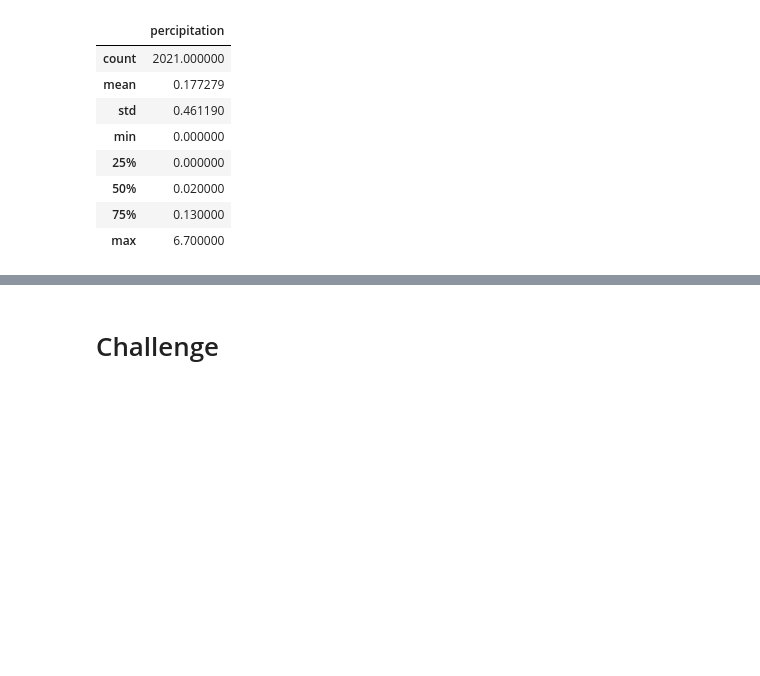
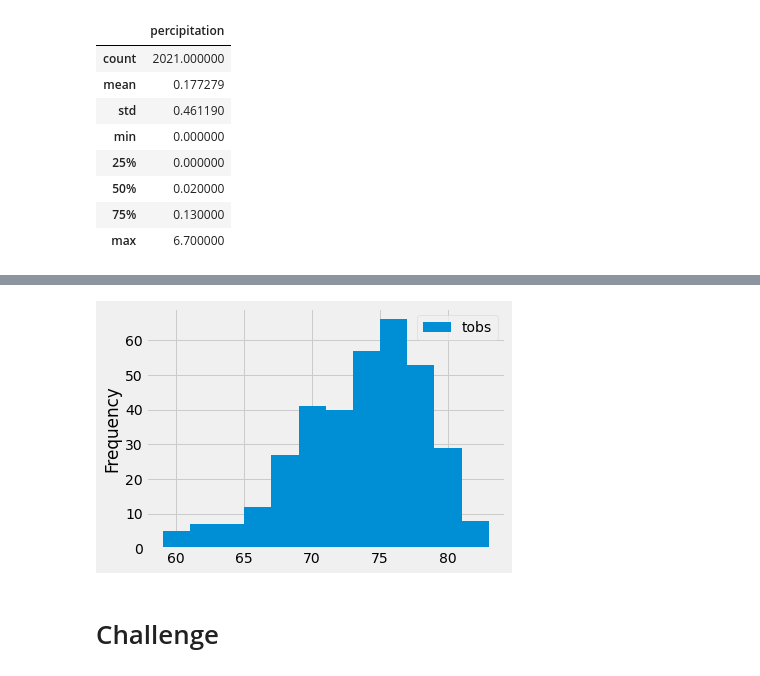
Before and after one commit to EmLanc2715/surfs_up, a Jupyter notebook: climate_analysis.ipynb, the cells around one changed output, grey strips where cells are left out. Saved outputs shown, nothing was run; the diff lists cells and outputs as text; code cells hidden in the pictures; blank space fills up the shorter version.

```diff
--- a/climate_analysis.ipynb
+++ b/climate_analysis.ipynb
@@ -149,3 +188,11 @@ df.describe()
 # %%
 # Choose the station with the highest number of temperature observations.
 # Query the last 12 months of temperature observation data for this station and plot the results as a histogram
+
+session.query(Measurement.tobs)
+
+results = session.query(Measurement.tobs).\
+filter(Measurement.station == 'USC00519281').\
+filter(Measurement.date >= prev_year).all()
+
+print(results)
@@ -151,0 +201,6 @@ df.describe()
+# %%
+#Convert the Temperature Obs Results to a DataFrame for better readability
+
+df = pd.DataFrame(results, columns=['tobs'])
+
+print(df)
@@ -152,3 +222,13 @@ df.describe()
+# %%
+#Create a histogram
+
+df.plot.hist(bins=12)
+
+#Use plt.tight_layout() to compress the x-axis labels so that they fit
+
+plt.tight_layout()
+# %% [output]
+[figure, added]
 # %%
 # Write a function called `calc_temps` that will accept start date and end date in the format '%Y-%m-%d'
 # and return the minimum, average, and maximum temperatures for that range of dates
```
Also changed, not shown: parts of 6 cells of this notebook.
